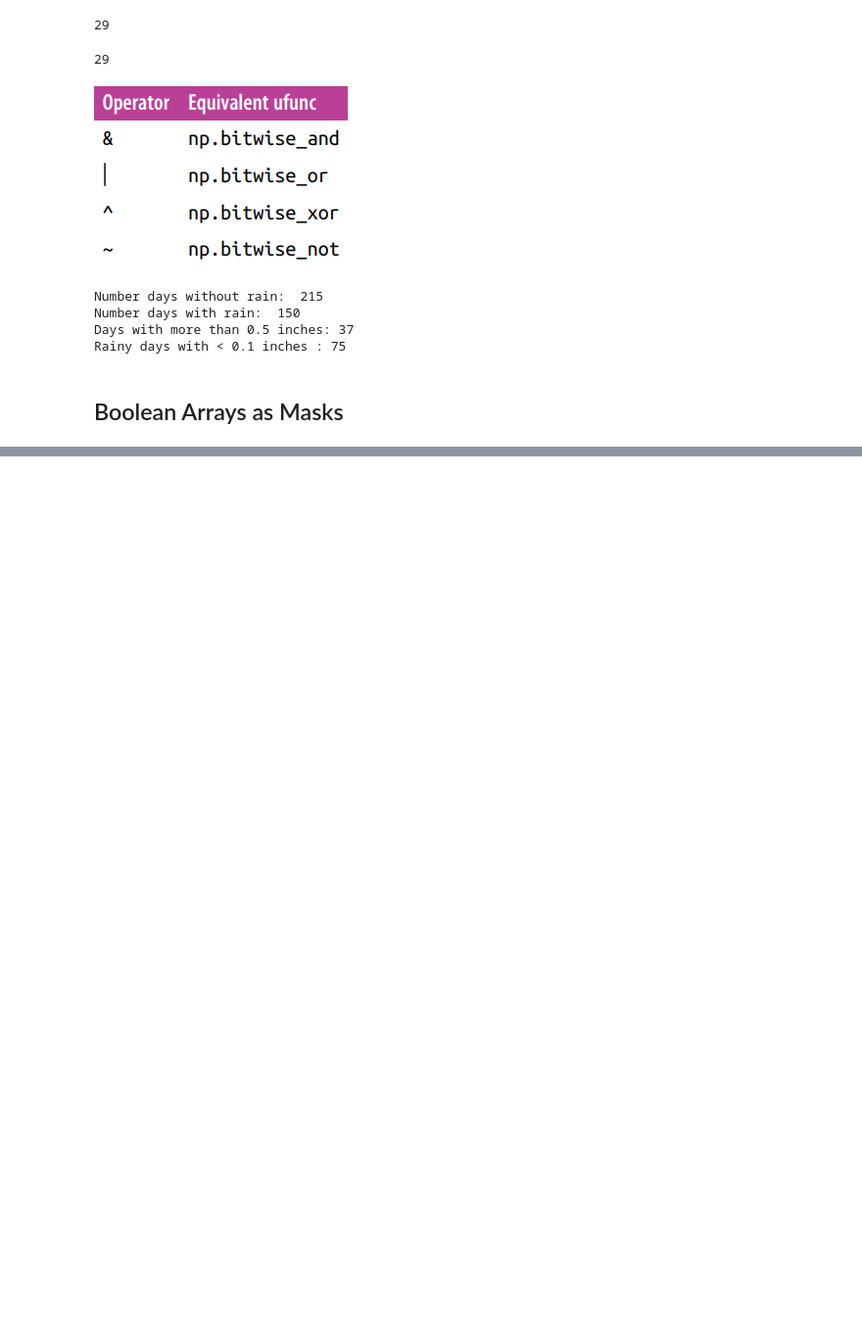
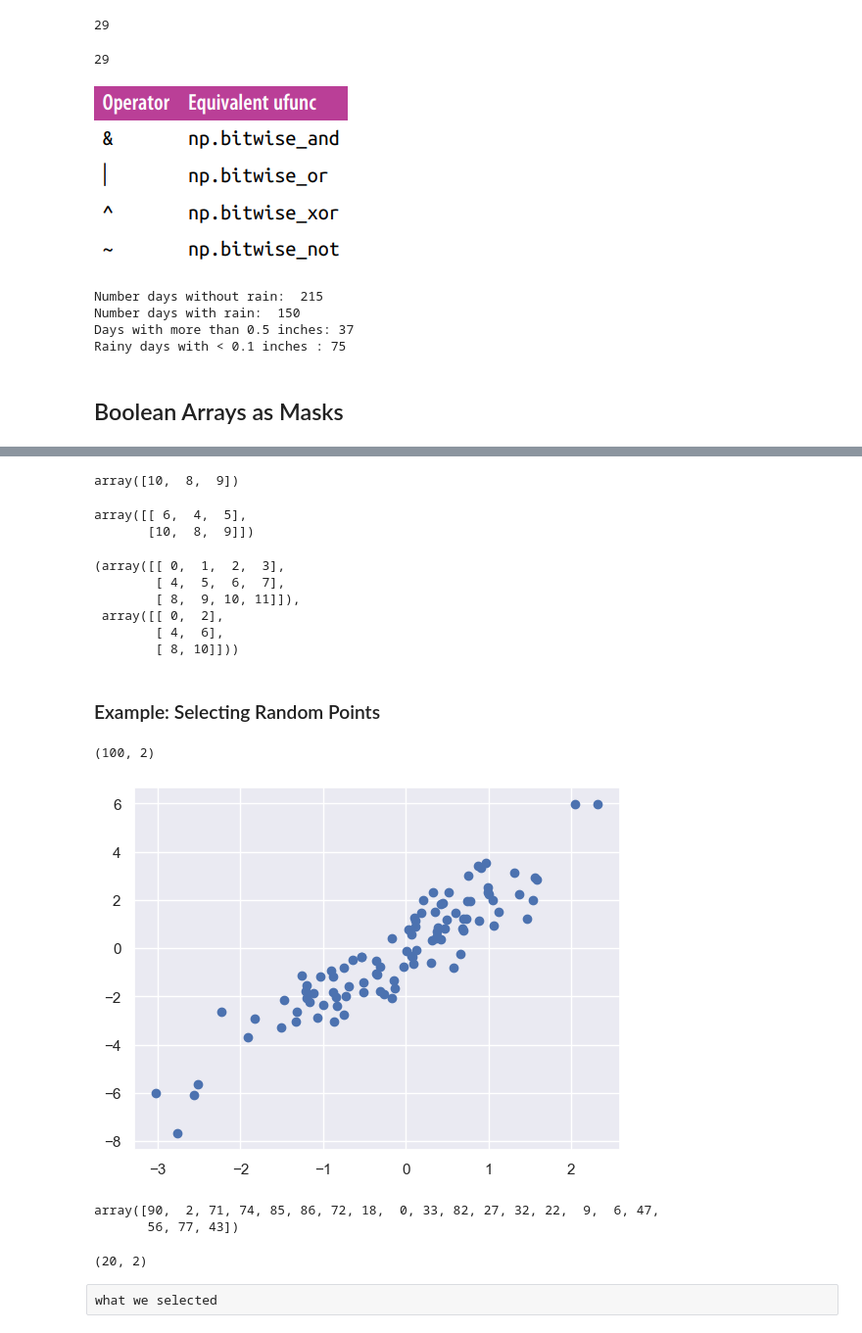
Before and after one commit to viktornester1/ds, a Jupyter notebook: numpy_jupyter.ipynb, the cells around one changed output, grey strips where cells are left out. Shown: that part at 98% size. Cells and saved outputs as stored; diff of their text form; code cells hidden in the pictures; blank space fills up the shorter version.

```diff
--- a/numpy_jupyter.ipynb
+++ b/numpy_jupyter.ipynb
@@ -536,0 +620,5 @@ Rainy days with < 0.1 inches : 75
+# %%
+rand = np.random.RandomState(42)
+
+x = rand.randint(100, size=10)
+print(x)
@@ -536,0 +679,49 @@ Rainy days with < 0.1 inches : 75
+# %%
+X[2, [2, 0, 1]]
+# %% [output]
+array([10,  8,  9])
+# %%
+X[1:, [2, 0, 1]]
+# %% [output]
+array([[ 6,  4,  5],
+       [10,  8,  9]])
+# %%
+mask = np.array([1, 0, 1, 0], dtype='bool')
+X, X[row[:, np.newaxis], mask]
+# %% [output]
+(array([[ 0,  1,  2,  3],
+        [ 4,  5,  6,  7],
+        [ 8,  9, 10, 11]]),
+ array([[ 0,  2],
+        [ 4,  6],
+        [ 8, 10]]))
+# %% [markdown]
+### Example: Selecting Random Points
+# %%
+mean = [0, 0]
+cov = [[1, 2],
+       [2, 5]]
+X = rand.multivariate_normal(mean, cov, 100)
+X.shape
+# %% [output]
+(100, 2)
+# %%
+import matplotlib.pyplot as plt
+import seaborn; seaborn.set()
+
+plt.scatter(X[:, 0], X[:, 1]);
+# %% [output]
+[figure, added]
+# %%
+indices = np.random.choice(X.shape[0], 20, replace=False) # unique random
+indices
+# %% [output]
+array([90,  2, 71, 74, 85, 86, 72, 18,  0, 33, 82, 27, 32, 22,  9,  6, 47,
+       56, 77, 43])
+# %%
+selection = X[indices]
+selection.shape
+# %% [output]
+(20, 2)
+# %% [raw]
+what we selected
```
Also changed, not shown: parts of 108 cells of this notebook.
